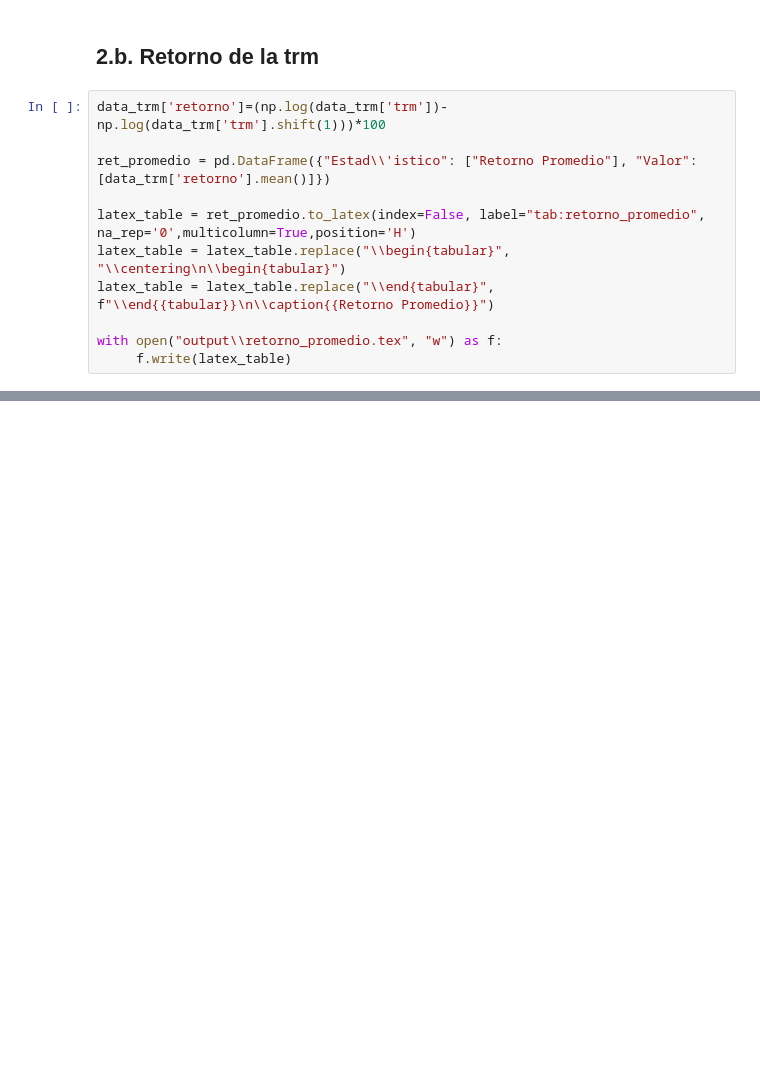
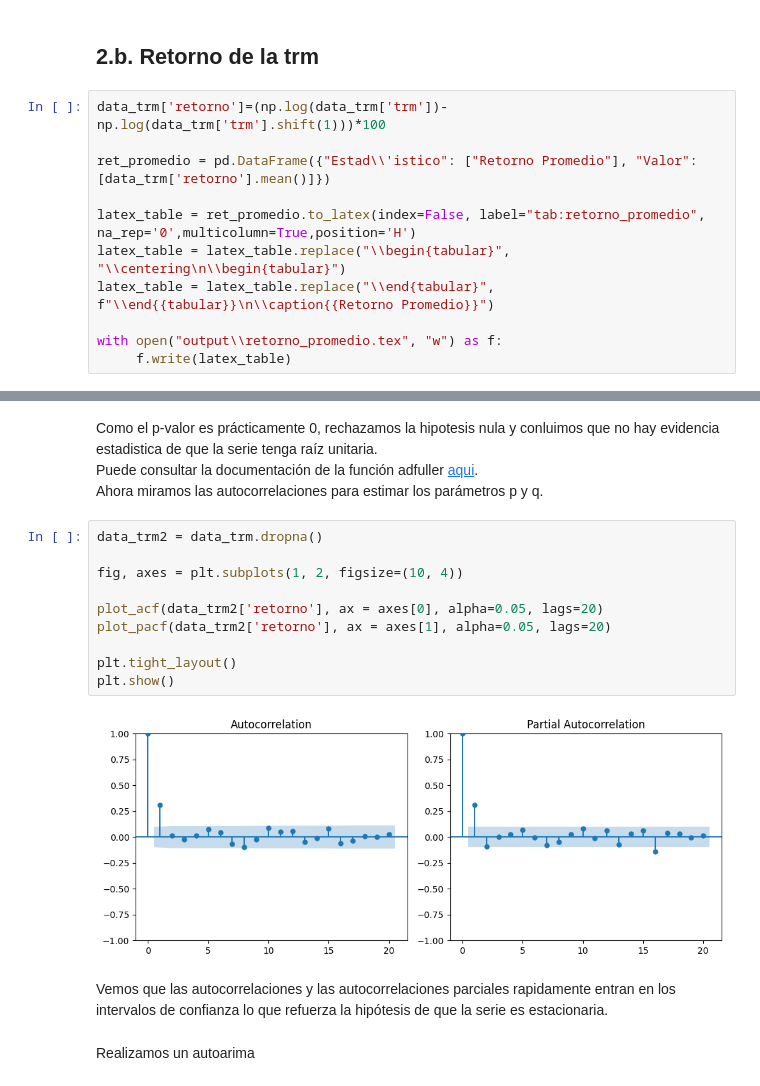
Before and after one commit to nicolozanoh/202510-Series-Taller2, a Jupyter notebook: scripts/nb.ipynb, the cells around one changed output, grey strips where cells are left out. Saved outputs shown, nothing was run; the diff lists cells and outputs as text; blank space fills up the shorter version.

```diff
--- a/scripts/nb.ipynb
+++ b/scripts/nb.ipynb
@@ -100,0 +117,20 @@ plt.show()
+# %% [markdown]
+Como el p-valor es prácticamente 0, rechazamos la hipotesis nula y conluimos que no hay evidencia estadistica de que la serie tenga raíz unitaria. <br>
+Puede consultar la documentación de la función adfuller [aqui](https://www.statsmodels.org/dev/generated/statsmodels.tsa.stattools.adfuller.html). <br>
+Ahora miramos las autocorrelaciones para estimar los parámetros p y q.
+# %%
+data_trm2 = data_trm.dropna()
+
+fig, axes = plt.subplots(1, 2, figsize=(10, 4))
+
+plot_acf(data_trm2['retorno'], ax = axes[0], alpha=0.05, lags=20)
+plot_pacf(data_trm2['retorno'], ax = axes[1], alpha=0.05, lags=20)
+
+plt.tight_layout()
+plt.show()
+# %% [output]
+[figure, added]
+# %% [markdown]
+Vemos que las autocorrelaciones y las autocorrelaciones parciales rapidamente entran en los intervalos de confianza lo que refuerza la hipótesis de que la serie es estacionaria.
+# %% [markdown]
+Realizamos un autoarima
```
Also changed, not shown: parts of 10 cells of this notebook, 3 other files.
